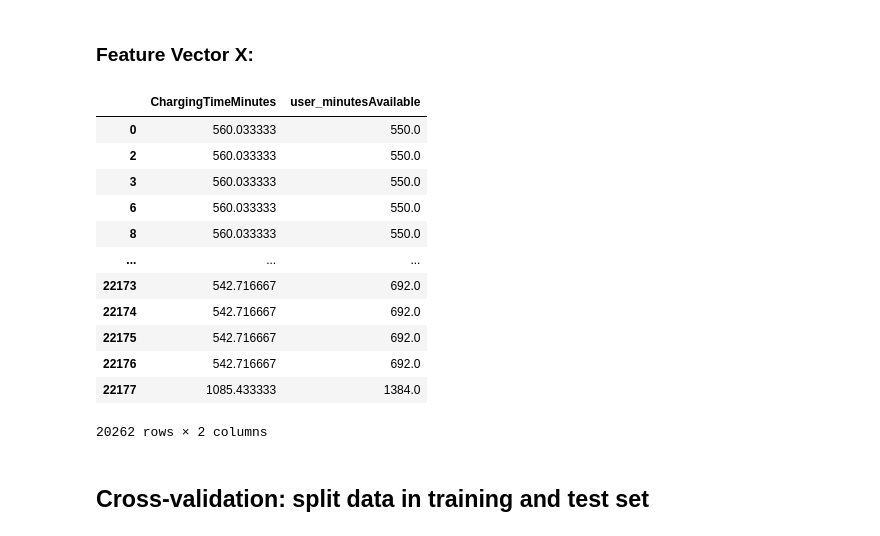
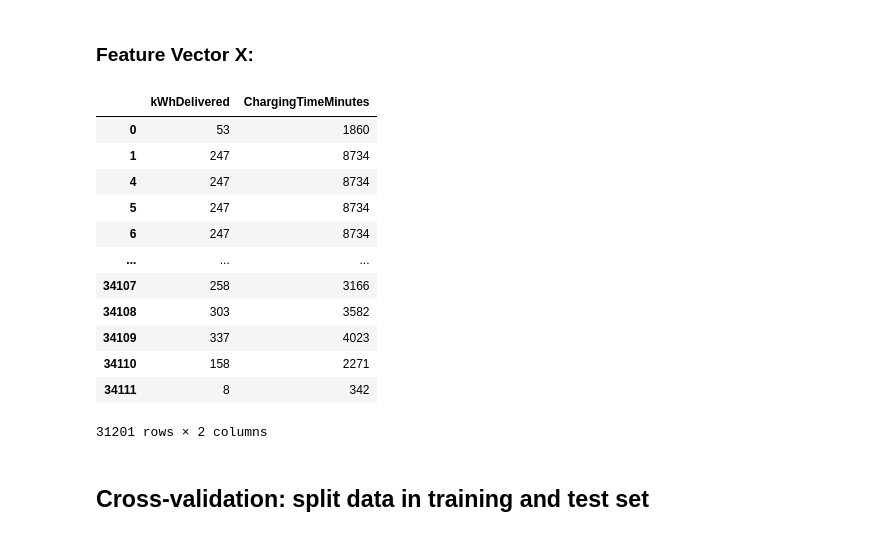
Before and after one commit to S0PEX/AA_Team_9_WS23, a Jupyter notebook: prediction_models.ipynb, the cells around one changed output. Saved outputs shown, nothing was run; the diff lists cells and outputs as text; code cells hidden in the pictures.

```diff
--- a/prediction_models.ipynb
+++ b/prediction_models.ipynb
@@ -94,17 +109,23 @@ def create_minute_table(id, minute_array):
 temp = []
 
 for index in charging_data.index :
-    charging_times = split_time_interval(charging_data.index[index], charging_data.loc[index, "connectionTime"], charging_data.loc[index, "disconnectTime"])
-    temp.append(create_minute_table(charging_data.loc[index, "id"], charging_times))
+    charging_times = split_time_interval(charging_data.index[index],
+                                         charging_data.loc[index, "connectionTime"],
+                                         charging_data.loc[index, "disconnectTime"])
+    temp.append(create_minute_table(charging_data.loc[index, "id"], charging_times, charging_data.loc[index, "siteID"]))
+
+charging_data.drop("siteID", inplace = True, axis = 1)
 
 # parse list of lists of triples into list of three lists: ids, charging time in minutes per hour and timestamps
-ids, charging_times, timestamps = map(list, zip(*[tuple for list in temp for tuple in list]))
+ids, charging_times, timestamps, siteIDs = map(list, zip(*[tuple for list in temp for tuple in list]))
 
-# create data.frame with three columns: session id, charging time and starting timestamp in minutes for every hour
+# create data.frame with four columns: session id, charging time, starting timestamp in minutes for every hour and siteID
+# TODO: id kinda useless
 charging_time_per_hour = pd.DataFrame(
                             {"id": ids,
                              "charging_time_per_hour": charging_times,
-                             "timestamp": timestamps})
+                             "timestamp": timestamps,
+                             "siteID": siteIDs})
 charging_time_per_hour.loc[:, "timestamp"] = charging_time_per_hour.loc[:, "timestamp"].dt.floor(freq = "H")
 # %% [markdown]
 ### Labels Y:
@@ -124,37 +164,43 @@ array([0.02      , 0.02      , 0.02      , 0.02      , 0.02      ,
 ### Feature Vector X:
 # %%
 # join charge time per hour with the rest of the charging data
-X = charging_data.merge(charging_time_per_hour, how = "outer", on = "id").drop(["connectionTime", "disconnectTime", "user_requestedDeparture", "id", "userID", "charging_time_per_hour", "month"], axis = 1)
+X_temp = charging_time_per_hour.merge(charging_data, how = "left", on = "id").drop(["connectionTime", "disconnectTime", "user_requestedDeparture", "id", "userID", "charging_time_per_hour"], axis = 1)
+
+# divide data set into two sets: one for each site
+X1 = X_temp.loc[X_temp["siteID"] == 1]
+X2 = X_temp.loc[X_temp["siteID"] == 2]
 
 # group columns by timestamps
-X = X.groupby("timestamp").agg({"kWhDelivered": "sum",
-                                     "ChargingTimeMinutes": "sum",
-                                     "user_minutesAvailable": "sum",
-                                     "user_milesRequested": "sum",
-                                     "user_WhPerMile": "mean"
-                               })
+X1 = group_by_timestamp(X1)
+X2 = group_by_timestamp(X2)
+
+# combine both subsets together into one
+X = pd.concat([X1, X2], axis = 0)
+X = X.astype({"month": "int64",
+              "siteID": "int64"})
 
 # extract months from timestamp
 X["month"] = list(map(lambda x: x.month, X.index))
 
 # add weather data to feature vector
-# TODO: find way to fix timestamp issue
-X = X.merge(weather_data, how = "left", on = "timestamp").drop_duplicates("timestamp").drop(columns = ["timestamp"]).fillna(0).iloc[:, 1:3]
+X = X.merge(weather_data, how = "left", on = "timestamp").drop_duplicates(["timestamp", "siteID"]).fillna(0).iloc[:, 1:3]
+#X = X.drop("timestamp", axis = 1)
+#X = pd.get_dummies(X, columns = ["siteID"])
 X
 # %% [output]
-|  | ChargingTimeMinutes | user_minutesAvailable |
-| 0 | 560.033333 | 550.0 |
-| 2 | 560.033333 | 550.0 |
-| 3 | 560.033333 | 550.0 |
-| 6 | 560.033333 | 550.0 |
-| 8 | 560.033333 | 550.0 |
+|  | kWhDelivered | ChargingTimeMinutes |
+| 0 | 53 | 1860 |
+| 1 | 247 | 8734 |
+| 4 | 247 | 8734 |
+| 5 | 247 | 8734 |
+| 6 | 247 | 8734 |
 | ... | ... | ... |
-| 22173 | 542.716667 | 692.0 |
-| 22174 | 542.716667 | 692.0 |
-| 22175 | 542.716667 | 692.0 |
-| 22176 | 542.716667 | 692.0 |
-| 22177 | 1085.433333 | 1384.0 |
+| 34107 | 258 | 3166 |
+| 34108 | 303 | 3582 |
+| 34109 | 337 | 4023 |
+| 34110 | 158 | 2271 |
+| 34111 | 8 | 342 |
-20262 rows × 2 columns
+31201 rows × 2 columns
 # %% [markdown]
 ## Cross-validation: split data in training and test set
 # %%
```
Also changed, not shown: parts of 7 cells of this notebook.
